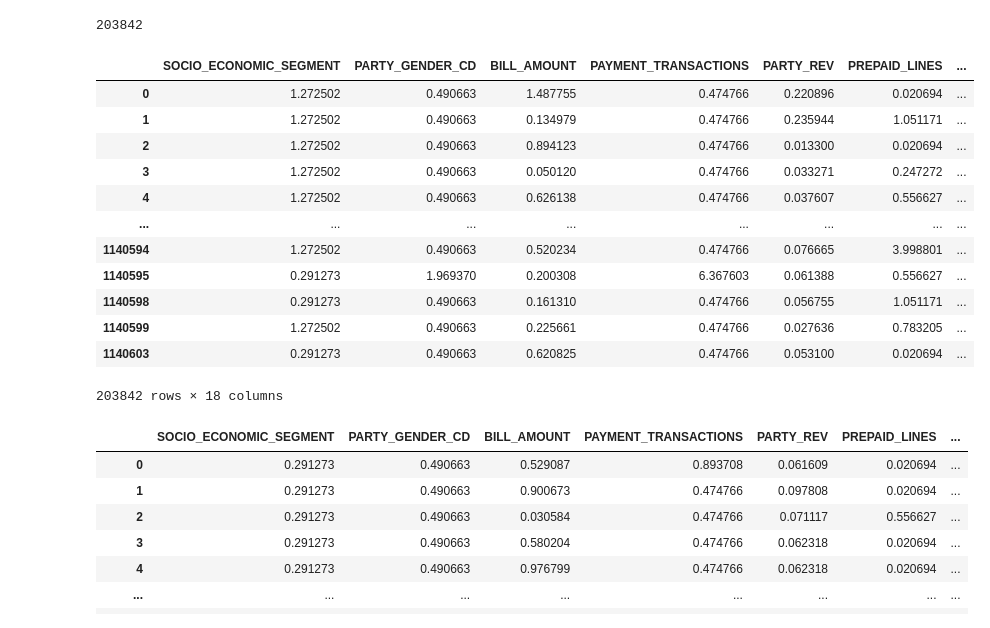
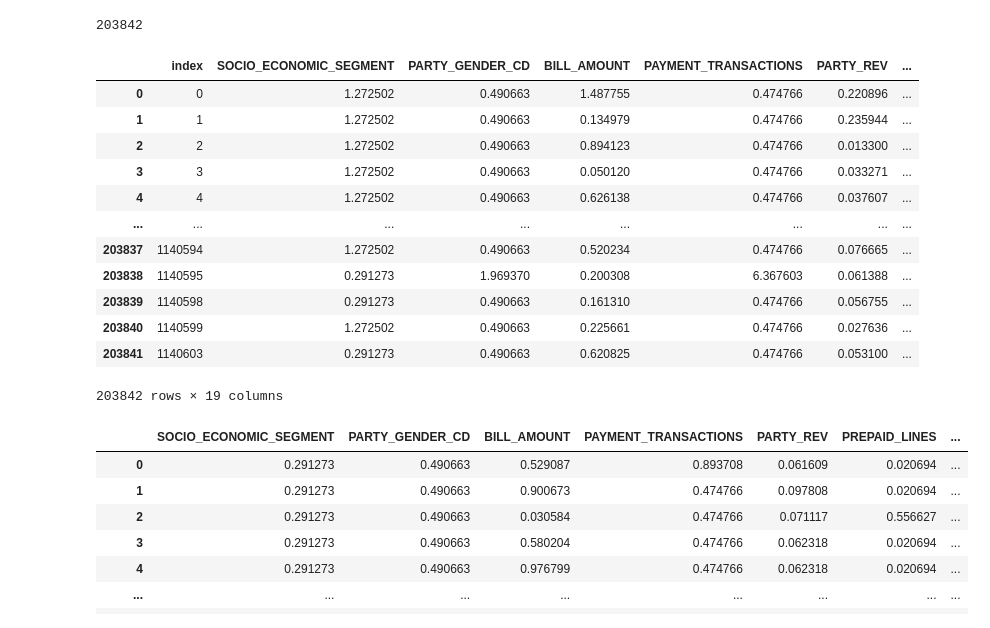
Before and after one commit to KarenRugerioA/TC3007C_AI, a Jupyter notebook: implementation/fragments/etl/etl.ipynb, the cells around one changed output. Saved outputs shown, nothing was run; the diff lists cells and outputs as text; code cells hidden in the pictures.

```diff
--- a/implementation/fragments/etl/etl.ipynb
+++ b/implementation/fragments/etl/etl.ipynb
@@ -359,21 +359,22 @@ len(row_postion_outlier)
 # %%
 # Storing the outliers for the test
 outliers = telco_customers_data.iloc[row_postion_outlier]
+outliers = outliers.reset_index()
 outliers
 # %% [output]
-|  | SOCIO_ECONOMIC_SEGMENT | PARTY_GENDER_CD | BILL_AMOUNT | PAYMENT_TRANSACTIONS | PARTY_REV | PREPAID_LINES | ... |
-| 0 | 1.272502 | 0.490663 | 1.487755 | 0.474766 | 0.220896 | 0.020694 | ... |
-| 1 | 1.272502 | 0.490663 | 0.134979 | 0.474766 | 0.235944 | 1.051171 | ... |
-| 2 | 1.272502 | 0.490663 | 0.894123 | 0.474766 | 0.013300 | 0.020694 | ... |
-| 3 | 1.272502 | 0.490663 | 0.050120 | 0.474766 | 0.033271 | 0.247272 | ... |
-| 4 | 1.272502 | 0.490663 | 0.626138 | 0.474766 | 0.037607 | 0.556627 | ... |
+|  | index | SOCIO_ECONOMIC_SEGMENT | PARTY_GENDER_CD | BILL_AMOUNT | PAYMENT_TRANSACTIONS | PARTY_REV | ... |
+| 0 | 0 | 1.272502 | 0.490663 | 1.487755 | 0.474766 | 0.220896 | ... |
+| 1 | 1 | 1.272502 | 0.490663 | 0.134979 | 0.474766 | 0.235944 | ... |
+| 2 | 2 | 1.272502 | 0.490663 | 0.894123 | 0.474766 | 0.013300 | ... |
+| 3 | 3 | 1.272502 | 0.490663 | 0.050120 | 0.474766 | 0.033271 | ... |
+| 4 | 4 | 1.272502 | 0.490663 | 0.626138 | 0.474766 | 0.037607 | ... |
 | ... | ... | ... | ... | ... | ... | ... | ... |
-| 1140594 | 1.272502 | 0.490663 | 0.520234 | 0.474766 | 0.076665 | 3.998801 | ... |
-| 1140595 | 0.291273 | 1.969370 | 0.200308 | 6.367603 | 0.061388 | 0.556627 | ... |
-| 1140598 | 0.291273 | 0.490663 | 0.161310 | 0.474766 | 0.056755 | 1.051171 | ... |
-| 1140599 | 1.272502 | 0.490663 | 0.225661 | 0.474766 | 0.027636 | 0.783205 | ... |
-| 1140603 | 0.291273 | 0.490663 | 0.620825 | 0.474766 | 0.053100 | 0.020694 | ... |
+| 203837 | 1140594 | 1.272502 | 0.490663 | 0.520234 | 0.474766 | 0.076665 | ... |
+| 203838 | 1140595 | 0.291273 | 1.969370 | 0.200308 | 6.367603 | 0.061388 | ... |
+| 203839 | 1140598 | 0.291273 | 0.490663 | 0.161310 | 0.474766 | 0.056755 | ... |
+| 203840 | 1140599 | 1.272502 | 0.490663 | 0.225661 | 0.474766 | 0.027636 | ... |
+| 203841 | 1140603 | 0.291273 | 0.490663 | 0.620825 | 0.474766 | 0.053100 | ... |
-203842 rows × 18 columns
+203842 rows × 19 columns
 # %%
 # Removing the outliers from the main dataset
 telco_customers_data = telco_customers_data.drop(row_postion_outlier).reset_index()
```
Also changed, not shown: parts of 4 cells of this notebook.
